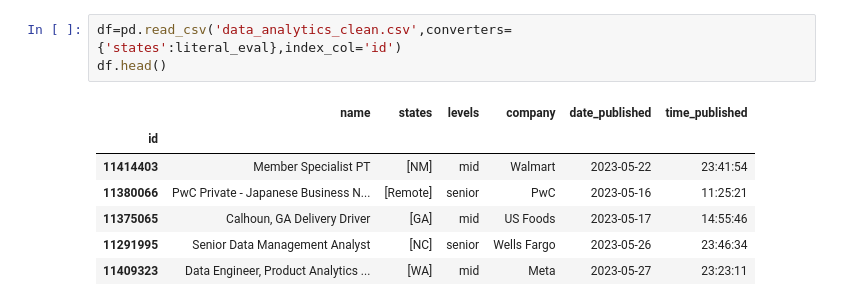
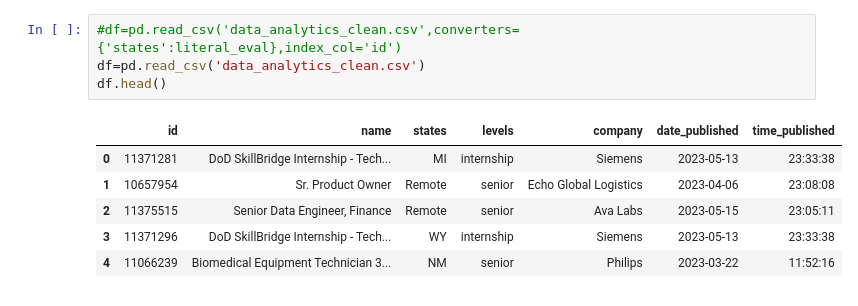
Before and after one commit to philpartyka/Job-Description-Data, a Jupyter notebook: write_to_database.ipynb, the cells around one changed output. Saved outputs shown, nothing was run; the diff lists cells and outputs as text.

```diff
--- a/write_to_database.ipynb
+++ b/write_to_database.ipynb
@@ -10,11 +20,11 @@ from ast import literal_eval
 # %%
-df=pd.read_csv('data_analytics_clean.csv',converters={'states':literal_eval},index_col='id')
+#df=pd.read_csv('data_analytics_clean.csv',converters={'states':literal_eval},index_col='id')
+df=pd.read_csv('data_analytics_clean.csv')
 df.head()
 # %% [output]
-|  | name | states | levels | company | date_published | time_published |
-| id |  |  |  |  |  |  |
-| 11414403 | Member Specialist PT | [NM] | mid | Walmart | 2023-05-22 | 23:41:54 |
-| 11380066 | PwC Private - Japanese Business N... | [Remote] | senior | PwC | 2023-05-16 | 11:25:21 |
-| 11375065 | Calhoun, GA Delivery Driver | [GA] | mid | US Foods | 2023-05-17 | 14:55:46 |
-| 11291995 | Senior Data Management Analyst | [NC] | senior | Wells Fargo | 2023-05-26 | 23:46:34 |
-| 11409323 | Data Engineer, Product Analytics ... | [WA] | mid | Meta | 2023-05-27 | 23:23:11 |
+|  | id | name | states | levels | company | date_published | time_published |
+| 0 | 11371281 | DoD SkillBridge Internship - Tech... | MI | internship | Siemens | 2023-05-13 | 23:33:38 |
+| 1 | 10657954 | Sr. Product Owner | Remote | senior | Echo Global Logistics | 2023-04-06 | 23:08:08 |
+| 2 | 11375515 | Senior Data Engineer, Finance | Remote | senior | Ava Labs | 2023-05-15 | 23:05:11 |
+| 3 | 11371296 | DoD SkillBridge Internship - Tech... | WY | internship | Siemens | 2023-05-13 | 23:33:38 |
+| 4 | 11066239 | Biomedical Equipment Technician 3... | NM | senior | Philips | 2023-03-22 | 11:52:16 |
```
Also changed, not shown: parts of 7 cells of this notebook, 3 other files.
